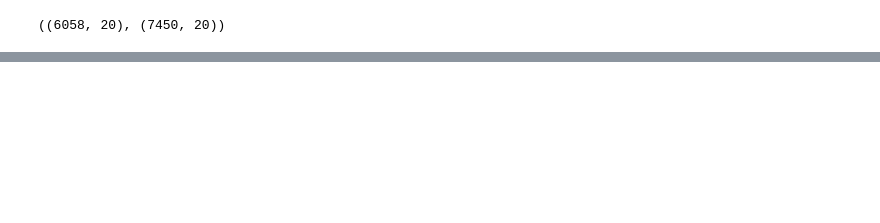
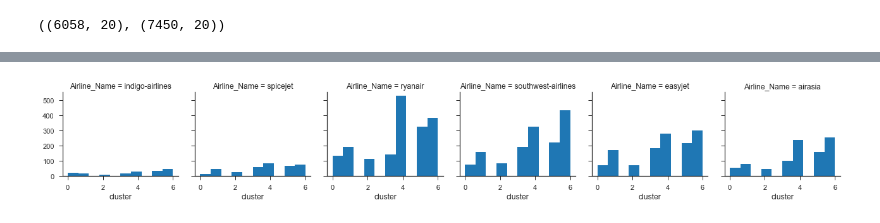
Before and after one commit to viralrathod/airline_review_insight, a Jupyter notebook: dcal_word_embeddings.ipynb, the cells around one changed output, grey strips where cells are left out. Cells and saved outputs as stored; diff of their text form; code cells hidden in the pictures; blank space fills up the shorter version.

```diff
--- a/dcal_word_embeddings.ipynb
+++ b/dcal_word_embeddings.ipynb
@@ -1031,0 +1049,6 @@ seaborn.lmplot("x-tsne", "y-tsne", df_neg, hue = "cluster")
+# %%
+import matplotlib.pyplot as plt
+g = sns.FacetGrid(df_neg,  col="Airline_Name")
+g = g.map(plt.hist, "cluster")
+# %% [output]
+[figure, added]
```
Also changed, not shown: parts of 38 cells of this notebook.
